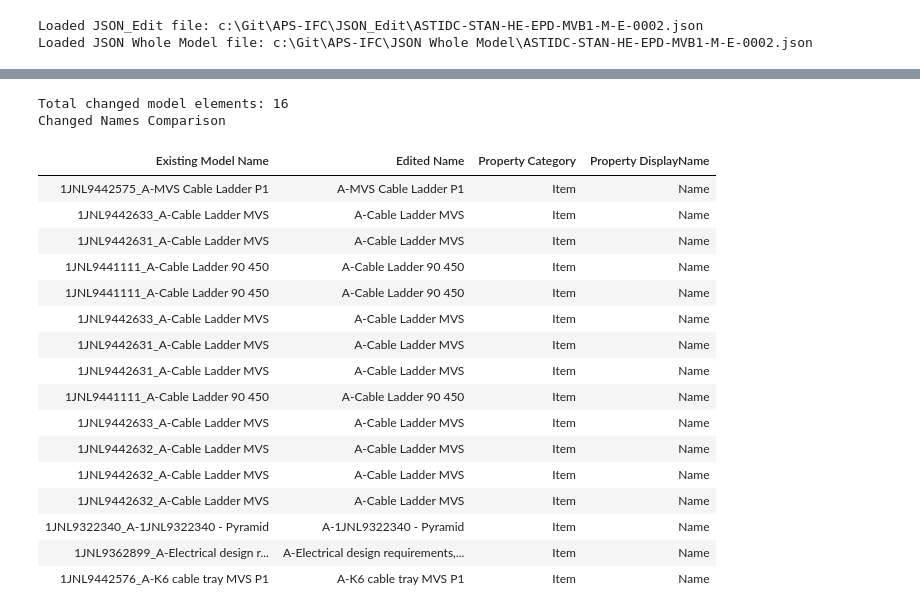
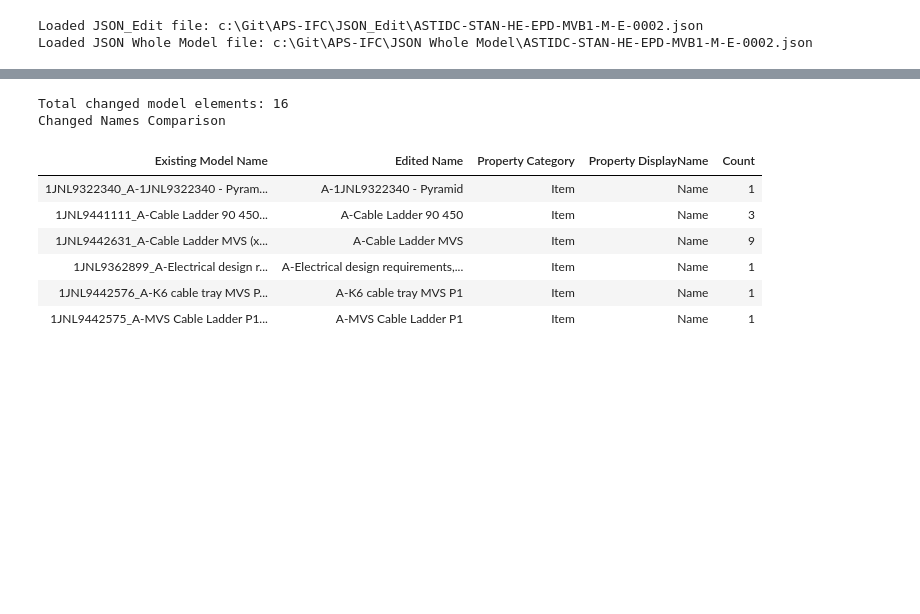
Before and after one commit to plarchi/MsC-IFC-APS, a Jupyter notebook: PyDataAnalysis/ASTIDC-STAN-HE-EPD-MVB1-M-E-0002.ipynb, the cells around one changed output, grey strips where cells are left out. Saved outputs shown, nothing was run; the diff lists cells and outputs as text; code cells hidden in the pictures; blank space fills up the shorter version.

```diff
--- a/PyDataAnalysis/ASTIDC-STAN-HE-EPD-MVB1-M-E-0002.ipynb
+++ b/PyDataAnalysis/ASTIDC-STAN-HE-EPD-MVB1-M-E-0002.ipynb
@@ -34,7 +34,6 @@ Loaded JSON_Edit file: c:\Git\APS-IFC\JSON_Edit\ASTIDC-STAN-HE-EPD-MVB1-M-E-0002
 Loaded JSON Whole Model file: c:\Git\APS-IFC\JSON Whole Model\ASTIDC-STAN-HE-EPD-MVB1-M-E-0002.json
 # %%
 import pandas as pd
-from pathlib import Path
 from IPython.display import HTML, display
 
 
@@ -76,6 +75,18 @@ def _find_name_property(item):
     return empty
 
 
+def _format_existing_names(values):
+    normalized_values = [_normalize(v) for v in values if _normalize(v)]
+    if not normalized_values:
+        return ""
+
+    counts = {}
+    for name in normalized_values:
+        counts[name] = counts.get(name, 0) + 1
+
+    return "<br>".join([f"{name} (x{counts[name]})" for name in sorted(counts)])
+
+
 # Build lookup maps by stable object identity
 whole_map = {}
 for item in json_whole_model_data:
@@ -115,9 +126,42 @@ for key in sorted(set(whole_map.keys()) & set(edit_map.keys())):
         )
 
 comparison_df = pd.DataFrame(rows)
+raw_total_changed_elements = len(comparison_df)
+
+# Summarize duplicates by Edited Name while keeping existing columns
+if raw_total_changed_elements > 0:
+    comparison_df = (
+        comparison_df.groupby("Edited Name", dropna=False, as_index=False)
+        .agg(
+            {
+                "Existing Model Name": _format_existing_names,
+                "Property Category": "first",
+                "Property DisplayName": "first",
+            }
+        )
+    )
+
+    edited_name_counts = (
+        pd.DataFrame(rows)
+        .groupby("Edited Name", dropna=False)
+        .size()
+        .rename("Count")
+        .reset_index()
+    )
+    comparison_df = comparison_df.merge(edited_name_counts, on="Edited Name", how="left")
+
+    comparison_df = comparison_df[
+        [
+            "Existing Model Name",
+            "Edited Name",
+            "Property Category",
+            "Property DisplayName",
+            "Count",
+        ]
+    ]
 
 # Summary + 200-row table (no jump)
-total_changed_elements = len(comparison_df)
+total_changed_elements = raw_total_changed_elements
 print(f"Total changed model elements: {total_changed_elements}")
 
 if total_changed_elements == 0:
@@ -147,19 +191,5 @@ else:
     {html_table}
     """
     display(HTML(html_block))
-
-# Export to Excel + JSON (used by homepage comparison panel)
-workspace_dir = base_dir if (base_dir / "JSON_Edit").exists() else Path.cwd()
-export_dir = workspace_dir / "ExportedExcel"
-export_dir.mkdir(parents=True, exist_ok=True)
-
-excel_path = export_dir / "ASTIDC-STAN-HE-EPD-MVB1-M-E-0002.xlsx"
-json_path = export_dir / "ASTIDC-STAN-HE-EPD-MVB1-M-E-0002.json"
-
-comparison_df.to_excel(excel_path, index=False)
-comparison_df.to_json(json_path, orient="records", force_ascii=False, indent=2)
-
-print(f"Exported Excel: {excel_path}")
-print(f"Exported JSON: {json_path}")
 # %% [output]
 Total changed model elements: 16
@@ -167,19 +197,9 @@ Showing 16 row(s) (limit: 200).
 Total changed model elements: 16
 Changed Names Comparison
-| Existing Model Name | Edited Name | Property Category | Property DisplayName |
-| 1JNL9442575_A-MVS Cable Ladder P1 | A-MVS Cable Ladder P1 | Item | Name |
-| 1JNL9442633_A-Cable Ladder MVS | A-Cable Ladder MVS | Item | Name |
-| 1JNL9442631_A-Cable Ladder MVS | A-Cable Ladder MVS | Item | Name |
-| 1JNL9441111_A-Cable Ladder 90 450 | A-Cable Ladder 90 450 | Item | Name |
-| 1JNL9441111_A-Cable Ladder 90 450 | A-Cable Ladder 90 450 | Item | Name |
-| 1JNL9442633_A-Cable Ladder MVS | A-Cable Ladder MVS | Item | Name |
-| 1JNL9442631_A-Cable Ladder MVS | A-Cable Ladder MVS | Item | Name |
-| 1JNL9442631_A-Cable Ladder MVS | A-Cable Ladder MVS | Item | Name |
-| 1JNL9441111_A-Cable Ladder 90 450 | A-Cable Ladder 90 450 | Item | Name |
-| 1JNL9442633_A-Cable Ladder MVS | A-Cable Ladder MVS | Item | Name |
-| 1JNL9442632_A-Cable Ladder MVS | A-Cable Ladder MVS | Item | Name |
-| 1JNL9442632_A-Cable Ladder MVS | A-Cable Ladder MVS | Item | Name |
-| 1JNL9442632_A-Cable Ladder MVS | A-Cable Ladder MVS | Item | Name |
-| 1JNL9322340_A-1JNL9322340 - Pyramid | A-1JNL9322340 - Pyramid | Item | Name |
-| 1JNL9362899_A-Electrical design r... | A-Electrical design requirements,... | Item | Name |
-| 1JNL9442576_A-K6 cable tray MVS P1 | A-K6 cable tray MVS P1 | Item | Name |
+| Existing Model Name | Edited Name | Property Category | Property DisplayName | Count |
+| 1JNL9322340_A-1JNL9322340 - Pyram... | A-1JNL9322340 - Pyramid | Item | Name | 1 |
+| 1JNL9441111_A-Cable Ladder 90 450... | A-Cable Ladder 90 450 | Item | Name | 3 |
+| 1JNL9442631_A-Cable Ladder MVS (x... | A-Cable Ladder MVS | Item | Name | 9 |
+| 1JNL9362899_A-Electrical design r... | A-Electrical design requirements,... | Item | Name | 1 |
+| 1JNL9442576_A-K6 cable tray MVS P... | A-K6 cable tray MVS P1 | Item | Name | 1 |
+| 1JNL9442575_A-MVS Cable Ladder P1... | A-MVS Cable Ladder P1 | Item | Name | 1 |
```
Also changed, not shown: parts of 2 cells of this notebook, 3 other files.
